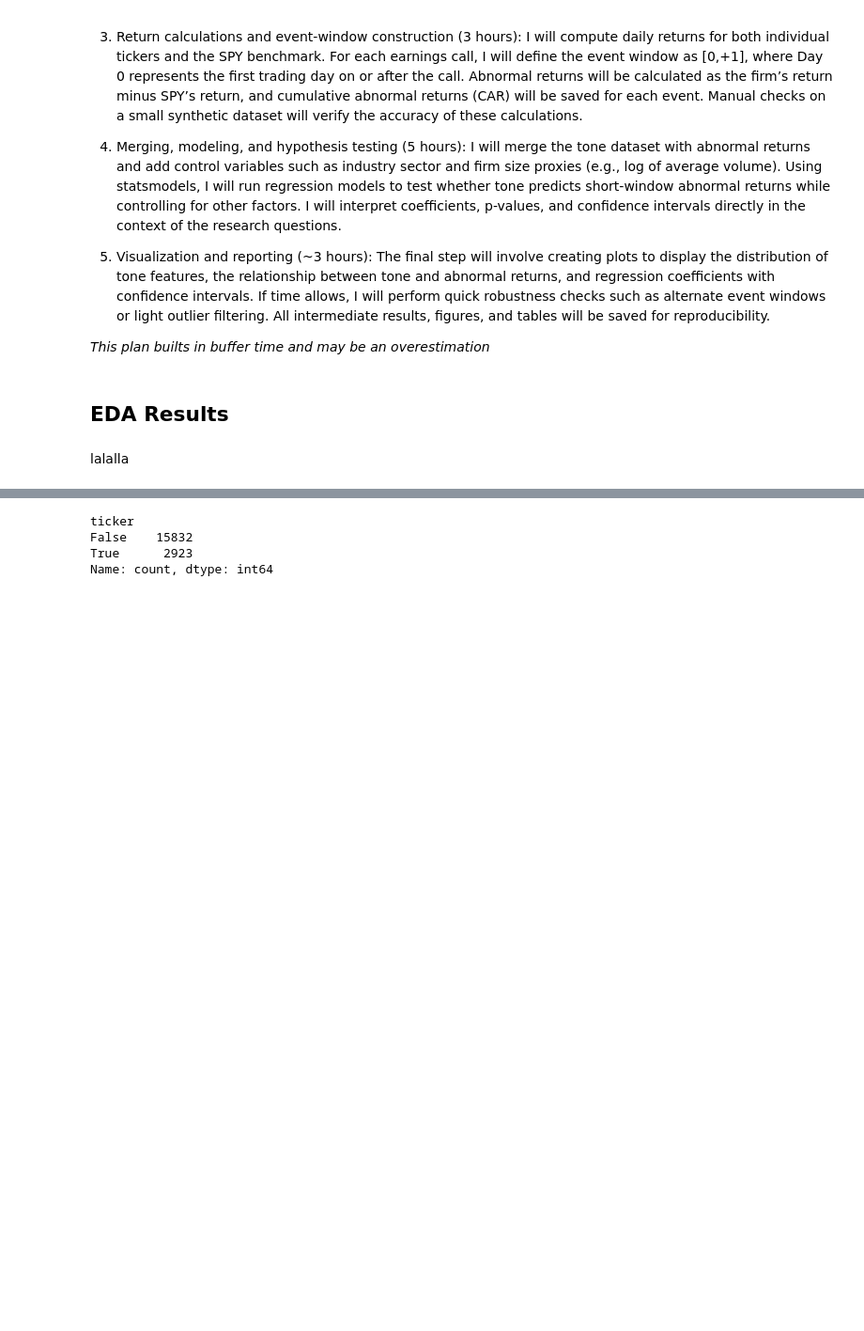
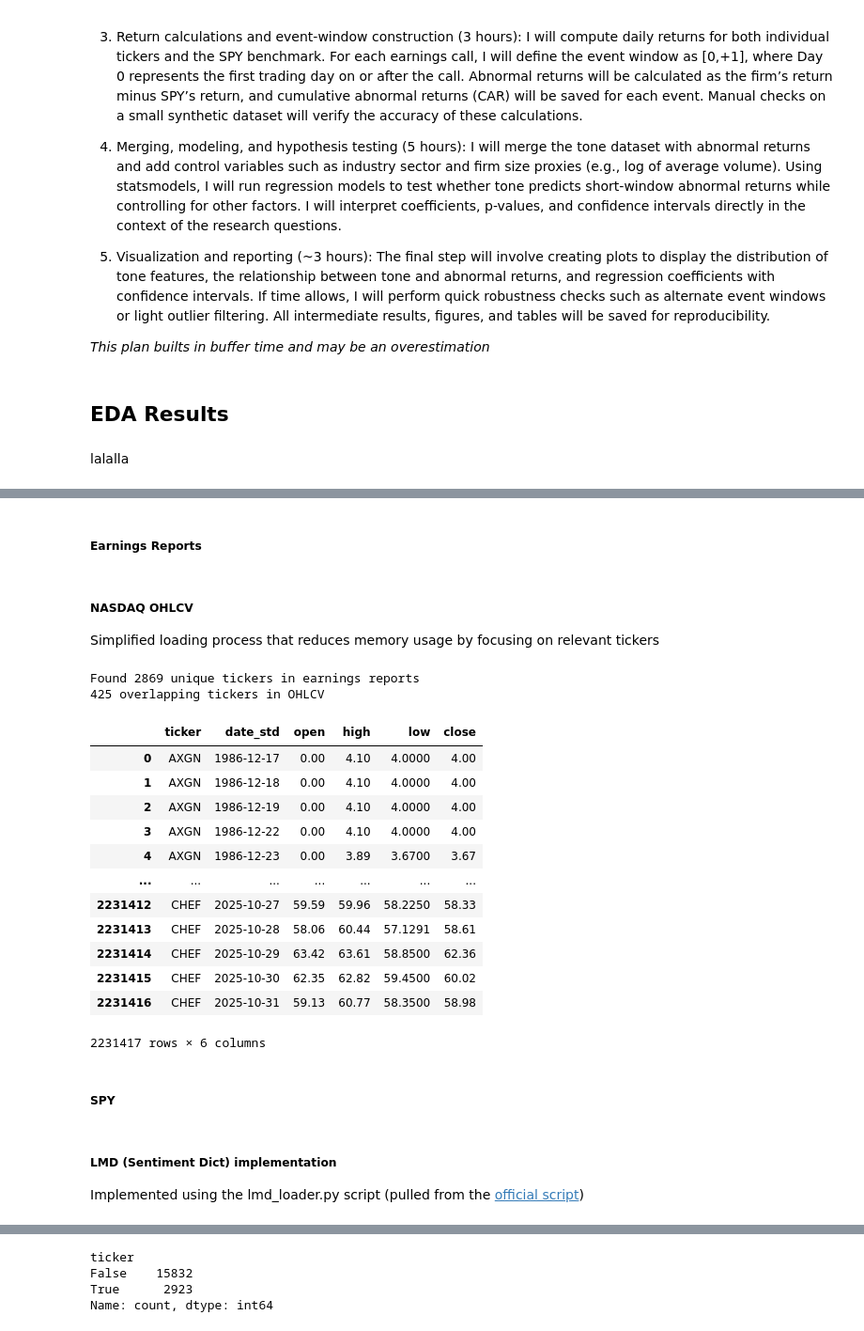
Before and after one commit to asht0nmb/earnings_language_impact, a Jupyter notebook: project.ipynb, the cells around one changed output, grey strips where cells are left out. Shown at 94% size. Saved outputs shown, nothing was run; the diff lists cells and outputs as text; code cells hidden in the pictures; blank space fills up the shorter version.

```diff
--- a/project.ipynb
+++ b/project.ipynb
@@ -293,0 +189,2 @@ Joining
+# %% [markdown]
+##### Earnings Reports
@@ -293,0 +199,63 @@ Joining
+# %% [markdown]
+##### NASDAQ OHLCV
+Simplified loading process that reduces memory usage by focusing on relevant tickers
+# %%
+def load_single_ohlcv(file: str) -> DataFrame:
+    """Load a single OHLCV file with ticker column."""
+    df = pd.read_csv(file)
+    if 'ticker' not in df.columns:
+        df['ticker'] = file.stem.upper()
+    return df
+# %%
+def load_relevant_ohlcv(ohlcv_folder: str, er_df: DataFrame, prog_interval: int =100) -> DataFrame:
+    '''
+    Returns a df with cols [ticker, date_std, open, high, low, close],
+    after loading OHLCV data only for tickers that appear in the inputted
+    earnings report. Reduces storage significantly.
+    '''
+
+    rel_tickers = set(er_df['ticker'].str.upper()) # standardized to string and upper for comparison
+    print(f"Found {len(rel_tickers)} unique tickers in earnings reports")
+
+    files = list(Path(ohlcv_folder).glob('*.csv'))
+
+    rel_files = []
+    for file in files:
+        #pulls ticker names
+        ticker = file.stem.upper()
+        if ticker in rel_tickers:
+            rel_files.append(file)
+
+    print(f"{len(rel_files)} overlapping tickers in OHLCV")
+
+    # full file loading
+    df_list = [load_single_ohlcv(f) for f in rel_files]
+
+    combined = pd.concat(df_list, ignore_index=True)
+    combined = date_transform(combined, 'date', 'date_std')
+
+    cols_to_keep = ['ticker', 'date_std', 'open', 'high', 'low', 'close']
+    combined = combined[cols_to_keep]
+
+    return combined
+# %%
+ohlcv_df = load_relevant_ohlcv('data/nasdaq_prices', er_df)
+ohlcv_df
+# %% [output]
+Found 2869 unique tickers in earnings reports
+425 overlapping tickers in OHLCV
+|  | ticker | date_std | open | high | low | close |
+| 0 | AXGN | 1986-12-17 | 0.00 | 4.10 | 4.0000 | 4.00 |
+| 1 | AXGN | 1986-12-18 | 0.00 | 4.10 | 4.0000 | 4.00 |
+| 2 | AXGN | 1986-12-19 | 0.00 | 4.10 | 4.0000 | 4.00 |
+| 3 | AXGN | 1986-12-22 | 0.00 | 4.10 | 4.0000 | 4.00 |
+| 4 | AXGN | 1986-12-23 | 0.00 | 3.89 | 3.6700 | 3.67 |
+| ... | ... | ... | ... | ... | ... | ... |
+| 2231412 | CHEF | 2025-10-27 | 59.59 | 59.96 | 58.2250 | 58.33 |
+| 2231413 | CHEF | 2025-10-28 | 58.06 | 60.44 | 57.1291 | 58.61 |
+| 2231414 | CHEF | 2025-10-29 | 63.42 | 63.61 | 58.8500 | 62.36 |
+| 2231415 | CHEF | 2025-10-30 | 62.35 | 62.82 | 59.4500 | 60.02 |
+| 2231416 | CHEF | 2025-10-31 | 59.13 | 60.77 | 58.3500 | 58.98 |
+2231417 rows × 6 columns
+# %% [markdown]
+##### SPY
@@ -293,0 +265,3 @@ Joining
+# %% [markdown]
+##### LMD (Sentiment Dict) implementation
+Implemented using the lmd_loader.py script (pulled from the [official script](https://drive.google.com/file/d/18jbZ3o17PRI_s4xG9UslKnGMpnC1ZoLM/view))
```
Also changed, not shown: parts of 65 cells of this notebook.
